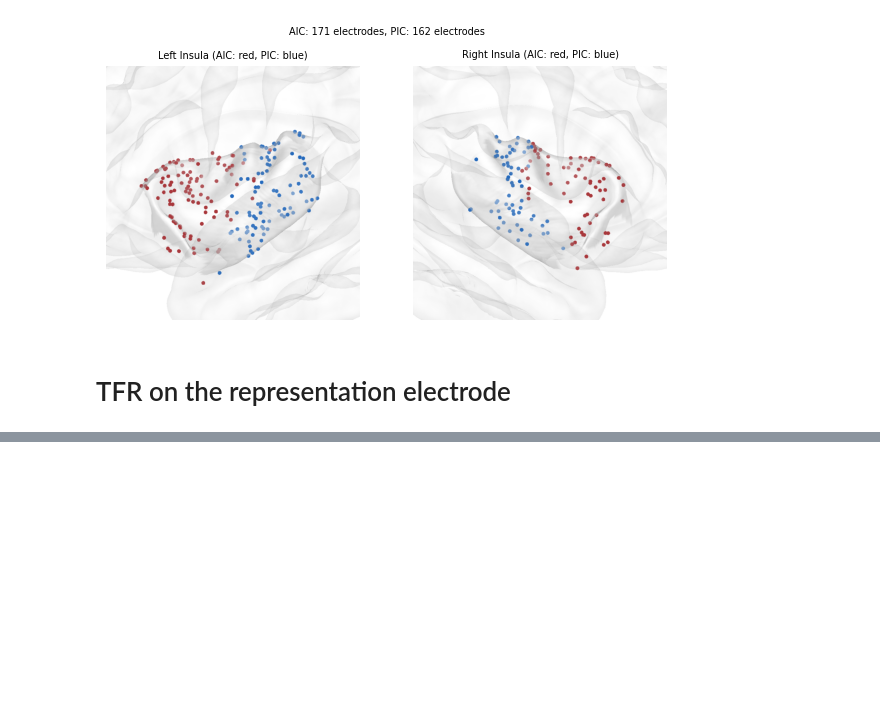
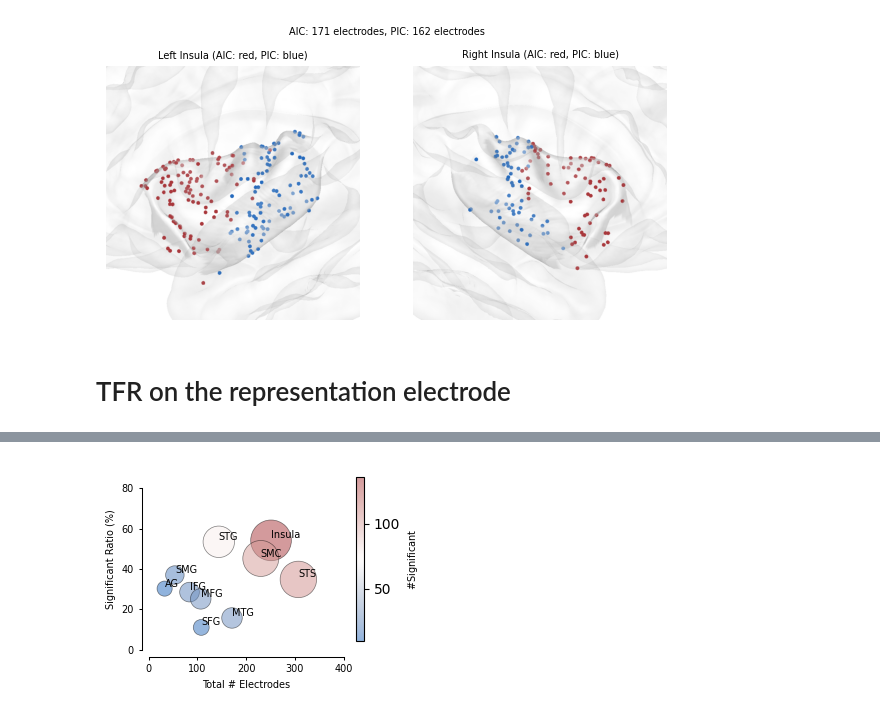
Before and after one commit to shinanlin/insula, a Jupyter notebook: viz/fig1.ipynb, the cells around one changed output, grey strips where cells are left out. Cells and saved outputs as stored; diff of their text form; code cells hidden in the pictures; blank space fills up the shorter version.

```diff
--- a/viz/fig1.ipynb
+++ b/viz/fig1.ipynb
@@ -531,0 +807,41 @@ tfr = tfr.pick(pickchannels)
+# %%
+rois = roi_stats['roi'].values
+n_total = roi_stats['n_total'].values
+ratio_pct = roi_stats['ratio'].values * 100
+
+fig, ax = plt.subplots(figsize=(8*cm, 6*cm))
+
+n_sig = roi_stats['n_sig_total'].values
+sizes = (n_sig / max(n_sig.max(), 1)) * 800 + 60
+
+sc = ax.scatter(
+    n_total,
+    ratio_pct,
+    s=sizes,
+    c=n_sig,
+    cmap='vlag',
+    alpha=0.5,
+    edgecolor='black',
+    linewidth=0.5,
+)
+
+for roi, x, y in zip(rois, n_total, ratio_pct):
+    ax.text(x, y, roi, fontsize=7, ha='left', va='bottom')
+
+ax.set_xlabel('Total # Electrodes', fontsize=fontsize)
+ax.set_ylabel('Significant Ratio (%)', fontsize=fontsize)
+ax.set_ylim(0, 90)
+ax.set_xlim(0, 400)
+sns.despine(offset=5, trim=True)
+
+for ax in fig.axes:
+    ax.tick_params(labelsize=7, width=.75, length=2, which='both')
+    plt.setp(ax.spines.values(), linewidth=.75)
+
+cbar = plt.colorbar(sc, ax=ax, shrink=0.9)
+cbar.set_label(r'$\# \mathrm{Significant}$', fontsize=7)
+
+fig.savefig('../img/fig1/fig1_insula_stats.svg', dpi=300, bbox_inches='tight')
+plt.show()
+# %% [output]
+[figure, added]
```
Also changed, not shown: parts of 12 cells of this notebook, 6 other files.
